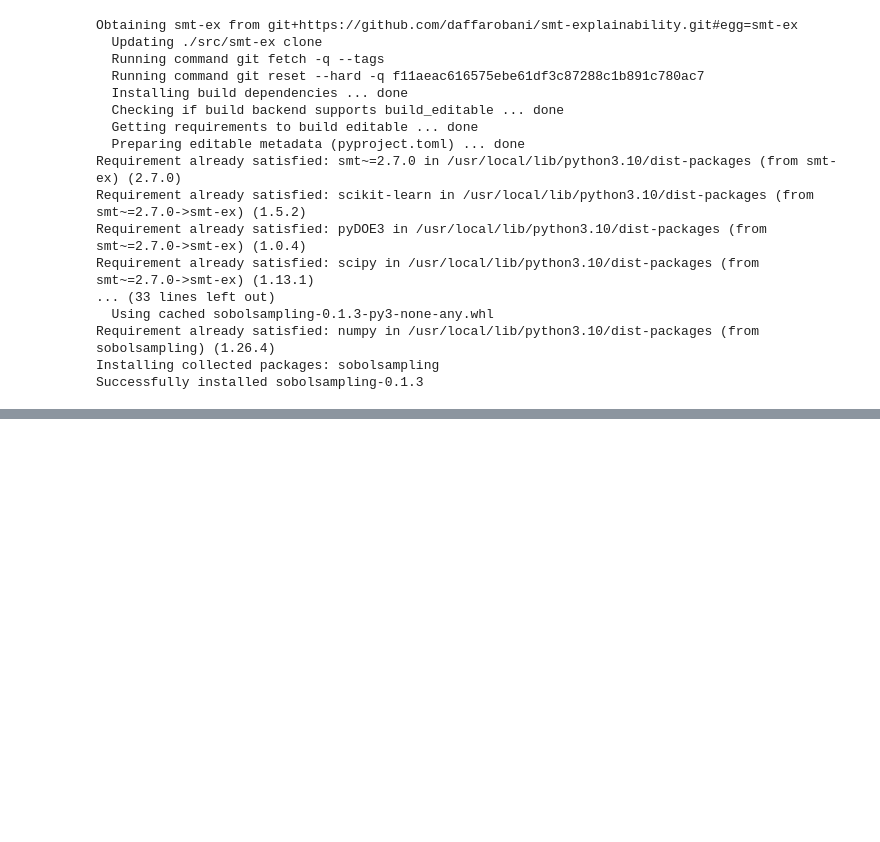
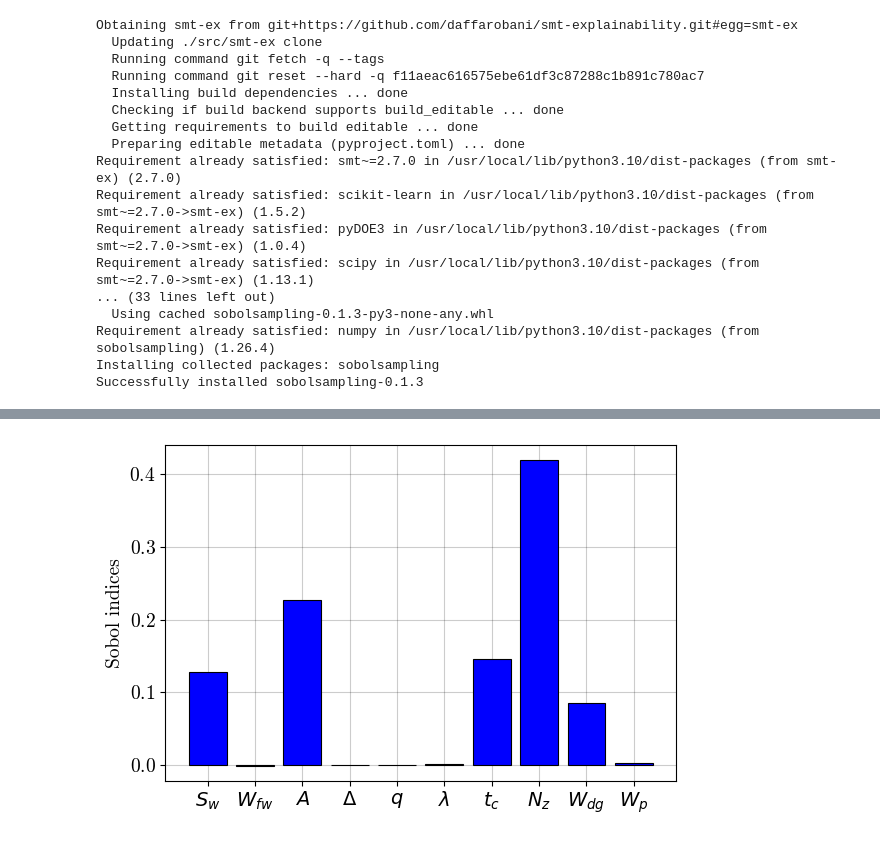
Before and after one commit to daffarobani/smt-explainability, a Jupyter notebook: smt_ex/examples/sobol_wing_weight.ipynb, the cells around one changed output, grey strips where cells are left out. Cells and saved outputs as stored; diff of their text form; code cells hidden in the pictures; blank space fills up the shorter version.

```diff
--- a/smt_ex/examples/sobol_wing_weight.ipynb
+++ b/smt_ex/examples/sobol_wing_weight.ipynb
@@ -78,0 +188,4 @@ gtm = GroundTruthModel()
+# %%
+sobol_display.plot('total')
+# %% [output]
+[figure, added]
```
Also changed, not shown: parts of 10 cells of this notebook.
